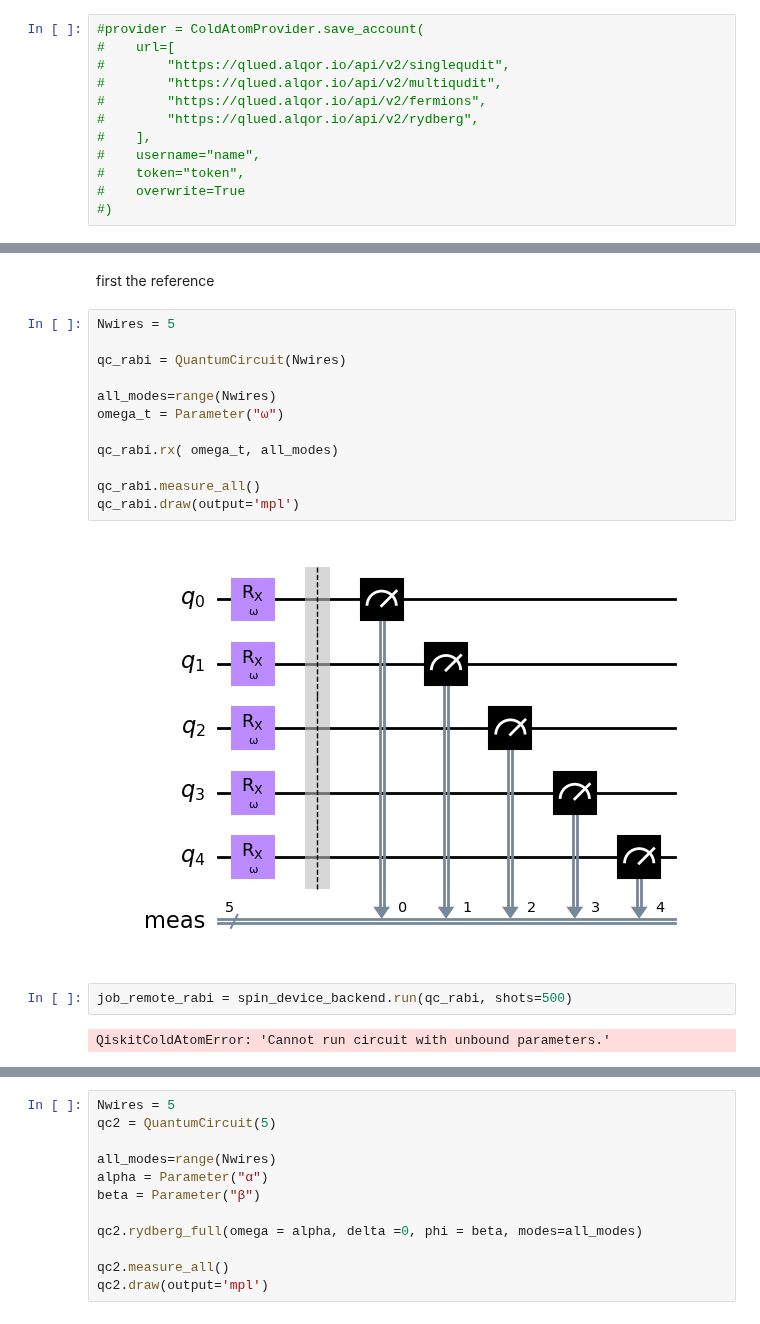
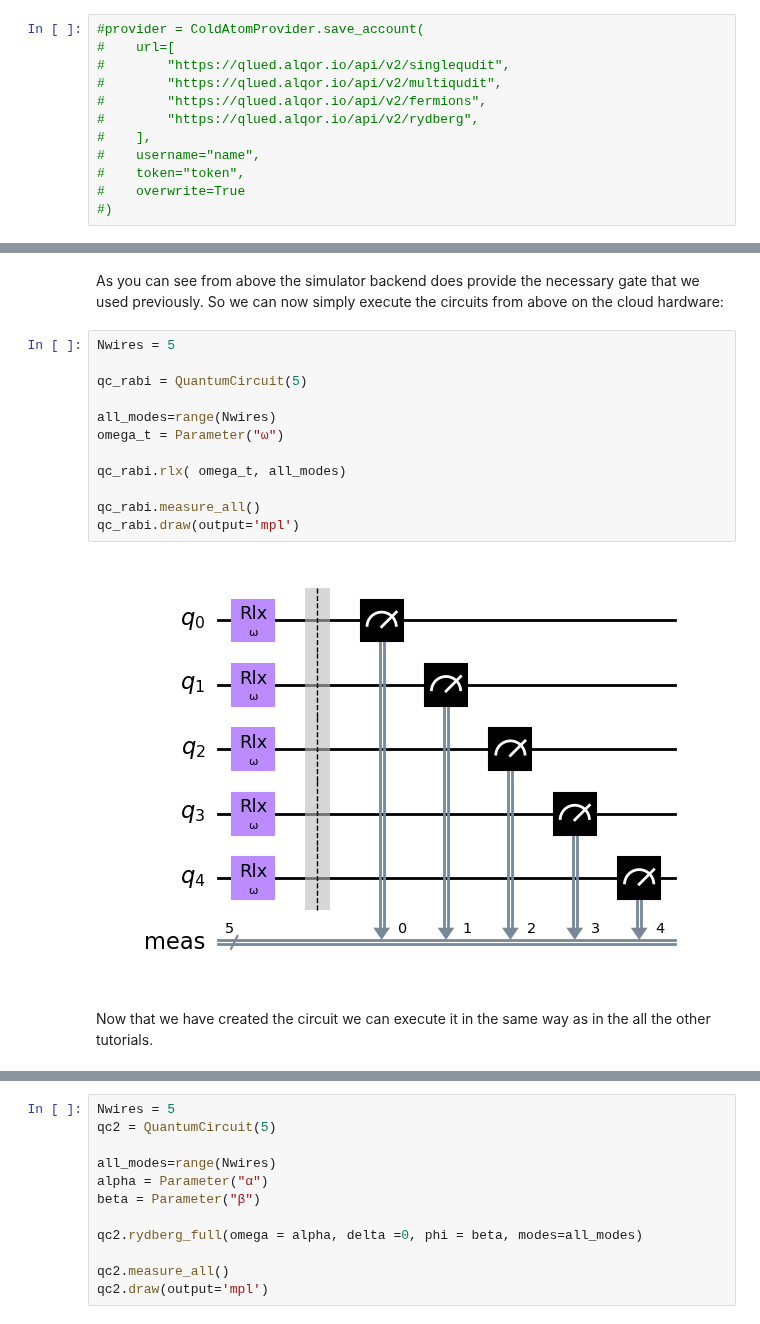
Before and after one commit to qiskit-community/qiskit-cold-atom, a Jupyter notebook: docs/tutorials/09_ryberg_dynamics.ipynb, the cells around one changed output, grey strips where cells are left out. Cells and saved outputs as stored; diff of their text form.

Commit message:
First rather functioning version

```diff
--- a/docs/tutorials/RybergPrototype.ipynb
+++ b/docs/tutorials/09_ryberg_dynamics.ipynb
@@ -294,20 +300,18 @@ pprint(spin_device_backend.configuration().supported_instructions)
 # %% [markdown]
-first the reference
+As you can see from above the simulator backend does provide the necessary gate that we used previously. So we can now simply execute the circuits from above on the cloud hardware:
 # %%
 Nwires = 5
 
-qc_rabi = QuantumCircuit(Nwires)
+qc_rabi = QuantumCircuit(5)
 
 all_modes=range(Nwires)
 omega_t = Parameter("ω")
 
-qc_rabi.rx( omega_t, all_modes)
+qc_rabi.rlx( omega_t, all_modes)
 
 qc_rabi.measure_all()
 qc_rabi.draw(output='mpl')
 # %% [output]
-[figure, old version]
+[figure, new version]
-# %%
-job_remote_rabi = spin_device_backend.run(qc_rabi, shots=500)
-# %% [output]
-QiskitColdAtomError: 'Cannot run circuit with unbound parameters.'
+# %% [markdown]
+Now that we have created the circuit we can execute it in the same way as in the all the other tutorials.
```
Also changed, not shown: parts of 23 cells of this notebook, 3 other files.
